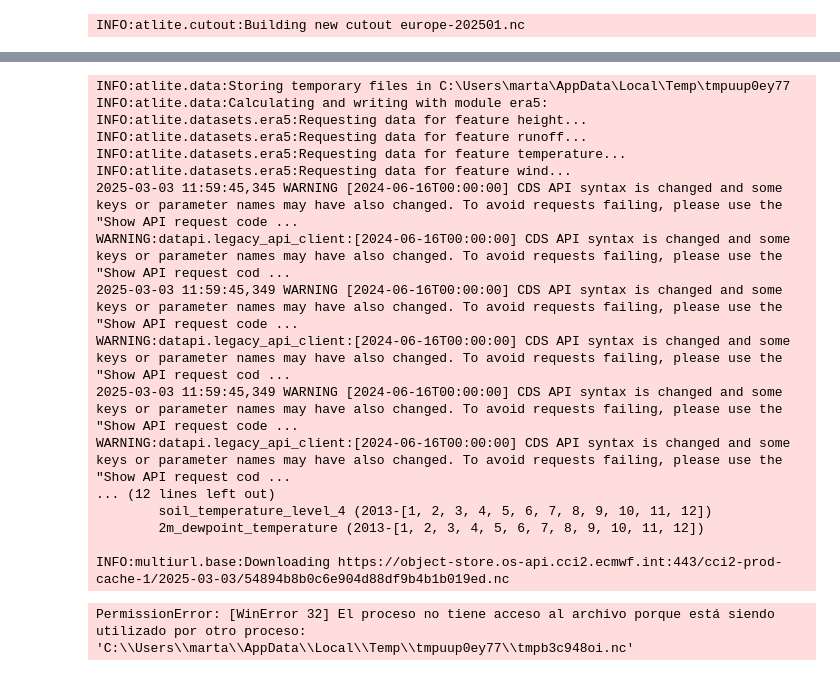
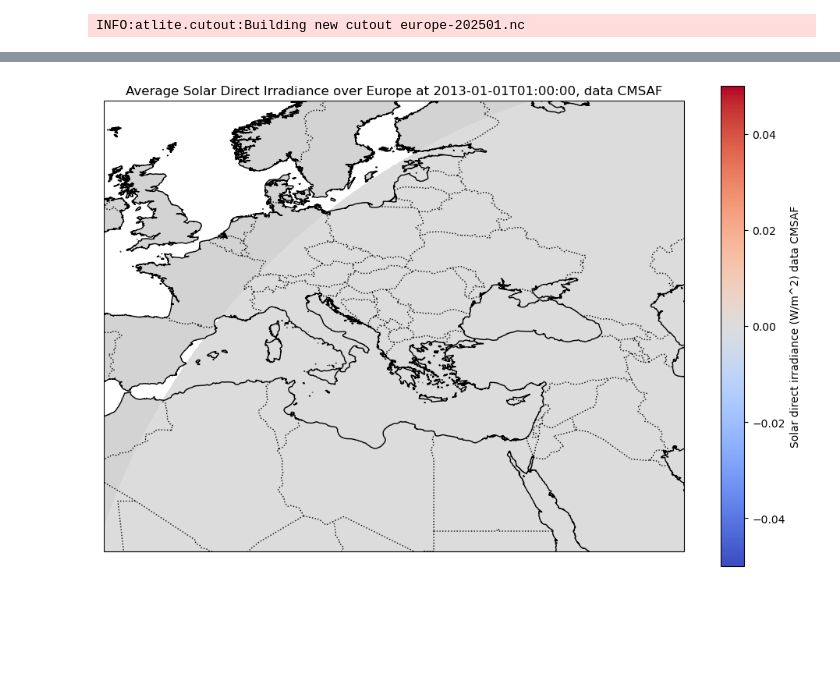
Before and after one commit to martabresco/Climate-Change-Impacted-Solar-Energy-Generation, a Jupyter notebook: example_working.ipynb, the cells around one changed output, grey strips where cells are left out. Saved outputs shown, nothing was run; the diff lists cells and outputs as text; code cells hidden in the pictures; blank space fills up the shorter version.

```diff
--- a/example_working.ipynb
+++ b/example_working.ipynb
@@ -49,0 +72,4 @@ INFO:multiurl.base:Downloading https://object-store.os-api.cci2.ecmwf.int:443/cc
+# %%
+filename="/work/users/s233224/Climate-Change-Impacted-Solar-Energy-Generation/sarah_data_2013_v1/SIDin201301010000001UDMVMFG01UD.nc"
+ds= xr.open_dataset(filename, decode_times=True, use_cftime=True)
+ds
@@ -83,21 +152,50 @@ INFO:atlite.cutout:Building new cutout europe-2013.nc
-# %%
-cutout2.prepare()
-# %% [output]
-INFO:atlite.data:Storing temporary files in C:\Users\marta\AppData\Local\Temp\tmpuup0ey77
-INFO:atlite.data:Calculating and writing with module era5:
-INFO:atlite.datasets.era5:Requesting data for feature height...
-INFO:atlite.datasets.era5:Requesting data for feature runoff...
-INFO:atlite.datasets.era5:Requesting data for feature temperature...
-INFO:atlite.datasets.era5:Requesting data for feature wind...
-2025-03-03 11:59:45,345 WARNING [2024-06-16T00:00:00] CDS API syntax is changed and some keys or parameter names may have also changed. To avoid requests failing, please use the "Show API request code ...
-WARNING:datapi.legacy_api_client:[2024-06-16T00:00:00] CDS API syntax is changed and some keys or parameter names may have also changed. To avoid requests failing, please use the "Show API request cod ...
-2025-03-03 11:59:45,349 WARNING [2024-06-16T00:00:00] CDS API syntax is changed and some keys or parameter names may have also changed. To avoid requests failing, please use the "Show API request code ...
-WARNING:datapi.legacy_api_client:[2024-06-16T00:00:00] CDS API syntax is changed and some keys or parameter names may have also changed. To avoid requests failing, please use the "Show API request cod ...
-2025-03-03 11:59:45,349 WARNING [2024-06-16T00:00:00] CDS API syntax is changed and some keys or parameter names may have also changed. To avoid requests failing, please use the "Show API request code ...
-WARNING:datapi.legacy_api_client:[2024-06-16T00:00:00] CDS API syntax is changed and some keys or parameter names may have also changed. To avoid requests failing, please use the "Show API request cod ...
-... (12 lines left out)
-        soil_temperature_level_4 (2013-[1, 2, 3, 4, 5, 6, 7, 8, 9, 10, 11, 12])
-        2m_dewpoint_temperature (2013-[1, 2, 3, 4, 5, 6, 7, 8, 9, 10, 11, 12])
-
-INFO:multiurl.base:Downloading https://object-store.os-api.cci2.ecmwf.int:443/cci2-prod-cache-1/2025-03-03/54894b8b0c6e904d88df9b4b1b019ed.nc
-PermissionError: [WinError 32] El proceso no tiene acceso al archivo porque está siendo utilizado por otro proceso: 'C:\\Users\\marta\\AppData\\Local\\Temp\\tmpuup0ey77\\tmpb3c948oi.nc'
+# %%
+rsds_ds=ds['SID']
+rsds_ds2=ds2['influx_direct']
+rsdsdiff_ds2=ds2['influx_diffuse']
+# %%
+# Convert cftime time in tas to datetime64 (if needed)
+if not np.issubdtype(rsds_ds['time'].dtype, np.datetime64):
+    rsds_ds = rsds_ds.assign_coords(time=rsds_ds.indexes['time'].to_datetimeindex())
+
+# Convert cftime time in tas to datetime64 (if needed)
+if not np.issubdtype(rsds_ds2['time'].dtype, np.datetime64):
+    rsds_ds2 = rsds_ds2.assign_coords(time=rsds_ds2.indexes['time'].to_datetimeindex())
+# %%
+specific_time= '2013-01-01T01:00:00'
+rsds_ds_time=rsds_ds.sel(time=specific_time, method='nearest')
+rsds_ds2_time=rsds_ds2.sel(time=specific_time, method='nearest')
+# %%
+lon_min, lon_max = rsds_ds_time.lon.min().item(), rsds_ds_time.lon.max().item()
+lat_min, lat_max = rsds_ds_time.lat.min().item(), rsds_ds_time.lat.max().item()
+# Create the plot
+fig, ax = plt.subplots(figsize=(12, 8), subplot_kw={'projection': ccrs.PlateCarree()})
+
+# Plot the solar irradiance at the selected time
+rsds_ds_time.plot(
+    ax=ax,
+    transform=ccrs.PlateCarree(),
+    cmap='coolwarm', # Colormap for solar irradiance
+    cbar_kwargs={'label': 'Solar direct irradiance (W/m^2) data CMSAF'}
+)
+
+# Add map features for context
+
+ax.coastlines(resolution='10m', linewidth=1)
+ax.add_feature(cfeature.BORDERS, linestyle=':')
+ax.add_feature(cfeature.LAND, facecolor='lightgray')
+ax.add_feature(cfeature.OCEAN, facecolor='white')
+
+# Set extent to Europe
+# Set extent to match the atlite cutout boundaries
+ax.set_extent([lon_min, lon_max, lat_min, lat_max], crs=ccrs.PlateCarree())
+
+
+# Add title and labels
+plt.title(f'Average Solar Direct Irradiance over Europe at {specific_time}, data CMSAF')
+plt.xlabel('Longitude')
+plt.ylabel('Latitude')
+
+plt.show()
+# %% [output]
+[figure, added]
```
Also changed, not shown: parts of 8 cells of this notebook, 3 other files.
